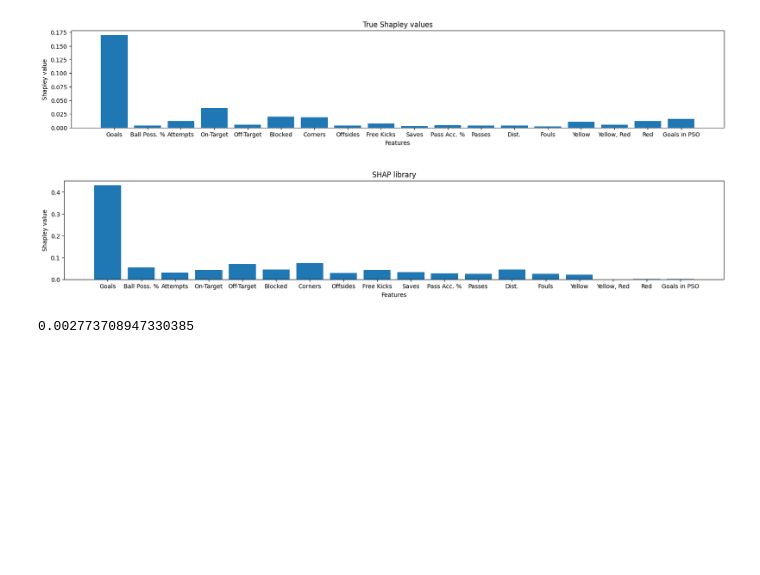
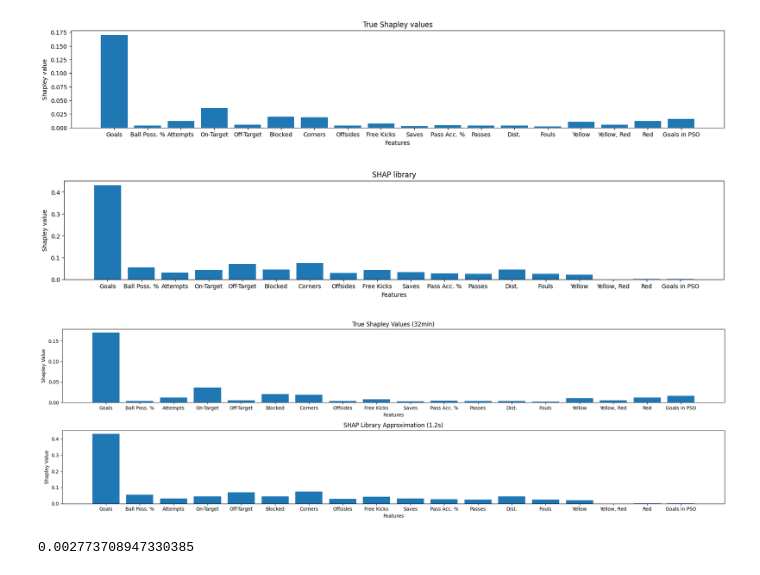
Before and after one commit to maximedidasca/hierarchical_shapley_approx, a Jupyter notebook: algo.ipynb, the cells around one changed output. Cells and saved outputs as stored; diff of their text form; code cells hidden in the pictures; blank space fills up the shorter version.

```diff
--- a/algo.ipynb
+++ b/algo.ipynb
@@ -684,6 +689,29 @@ plt.title('SHAP library')
 plt.show()
 # %% [output]
 [figure]
+# %%
+# Create a figure with subplots
+fig, axes = plt.subplots(2, 1, figsize=(20, 6))  # Adjust the figure size as desired
+
+# Plot the true Shapley values
+axes[0].bar(FIFA_cols, true_shapley)
+axes[0].set_xlabel('Features')
+axes[0].set_ylabel('Shapley Value')
+axes[0].set_title('True Shapley Values (32min)')
+
+# Plot the SHAP library values
+axes[1].bar(FIFA_cols, average_shap_values)
+axes[1].set_xlabel('Features')
+axes[1].set_ylabel('Shapley Value')
+axes[1].set_title('SHAP Library Approximation (1.2s)')
+
+# Adjust the layout for better readability if needed
+plt.tight_layout()
+
+# Show the plot
+plt.show()
+# %% [output]
+[figure, added]
 # %%
 %%time
 
```
Also changed, not shown: parts of 19 cells of this notebook.
